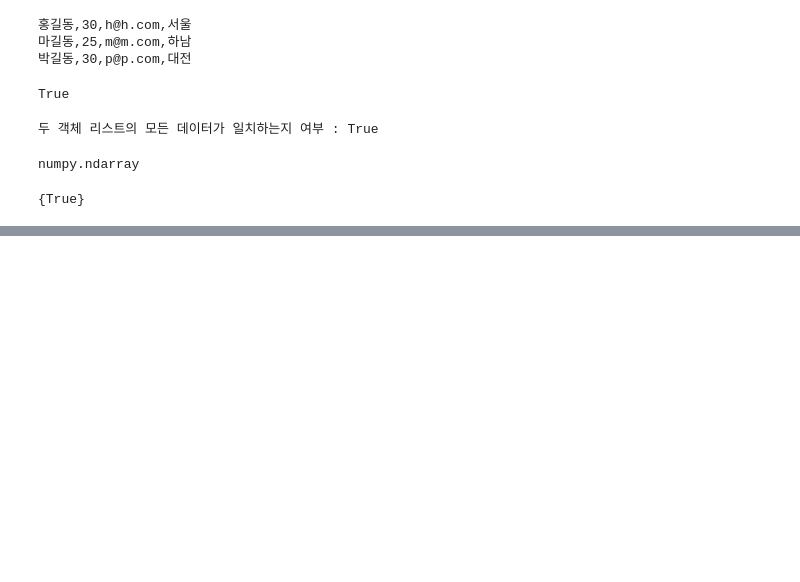
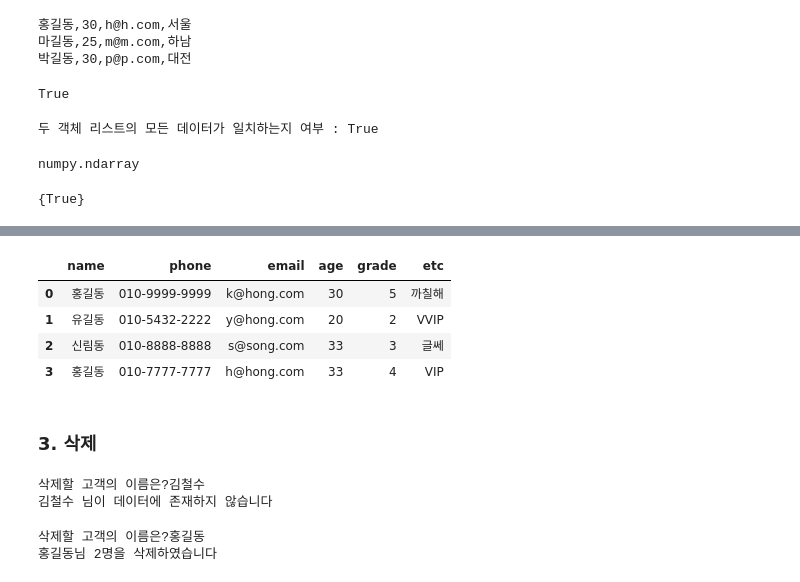
Before and after one commit to Hyo0806/ai, a Jupyter notebook: source/01_python/ch09_파일 io 프로그래밍.ipynb, the cells around one changed output, grey strips where cells are left out. Cells and saved outputs as stored; diff of their text form; code cells hidden in the pictures; blank space fills up the shorter version.

```diff
--- a/source/01_python/ch09_파일 io 프로그래밍.ipynb
+++ b/source/01_python/ch09_파일 io 프로그래밍.ipynb
@@ -629,0 +920,5 @@ result
+# %%
+import re
+name = "홍"
+name_pattern = r'[a-zA-Z]{2,}'
+print(re.search(name_pattern, name))
@@ -629,0 +967,8 @@ result
+# %%
+# 테스트
+
+customer_list = load_customers()
+customer = fn1_insert_customer_info()
+customer_list.append(customer)
+for customer in customer_list:
+    print(customer)
@@ -629,0 +989,10 @@ result
+# %%
+def fn2_print_customers(customer_list):
+    'customer_list 출력'
+    print('='*70)
+    print('{:^70}'.format('고객정보'))
+    print('='*70)
+    print('{:>5}\t{:^3}\t{:^13}\t{:^10}\t{}\t{}'.format('GRADE','이름','전화','메일','나이','기타'))
+    print('-'*70)
+    for customer in customer_list:
+        print(customer)
@@ -629,0 +1014,25 @@ result
+# %%
+def fn2_print_customers(customer_list): # 친구 소스
+    import csv
+    import pandas as pd
+    dict_list = []
+    for customer in customer_list:
+        dict_list.append(customer.__dict__)
+    fieldnames = list(dict_list[0].keys())
+    with open('data/ch09_customers.csv', 'w', encoding='utf-8', newline='') as f:
+        dict_writer = csv.DictWriter(f, fieldnames=fieldnames)
+        dict_writer.writeheader() # header 한줄 쓰기
+        dict_writer.writerows(dict_list)
+    display(pd.read_csv('data/ch09_customers.csv'))
+# %%
+# 테스트
+
+fn2_print_customers(customer_list)
+# %% [output]
+|  | name | phone | email | age | grade | etc |
+| 0 | 홍길동 | 010-9999-9999 | k@hong.com | 30 | 5 | 까칠해 |
+| 1 | 유길동 | 010-5432-2222 | y@hong.com | 20 | 2 | VVIP |
+| 2 | 신림동 | 010-8888-8888 | s@song.com | 33 | 3 | 글쎄 |
+| 3 | 홍길동 | 010-7777-7777 | h@hong.com | 33 | 4 | VIP |
+# %% [markdown]
+### 3. 삭제
@@ -629,0 +1055,7 @@ result
+# %%
+# 테스트
+
+fn3_delete_customer(customer_list)
+# %% [output]
+삭제할 고객의 이름은?김철수
+김철수 님이 데이터에 존재하지 않습니다
@@ -629,0 +1078,7 @@ result
+# %%
+# 테스트
+
+fn3_delete_customer(customer_list)
+# %% [output]
+삭제할 고객의 이름은?홍길동
+홍길동님 2명을 삭제하였습니다
```
Also changed, not shown: parts of 40 cells of this notebook, 6 other files.
